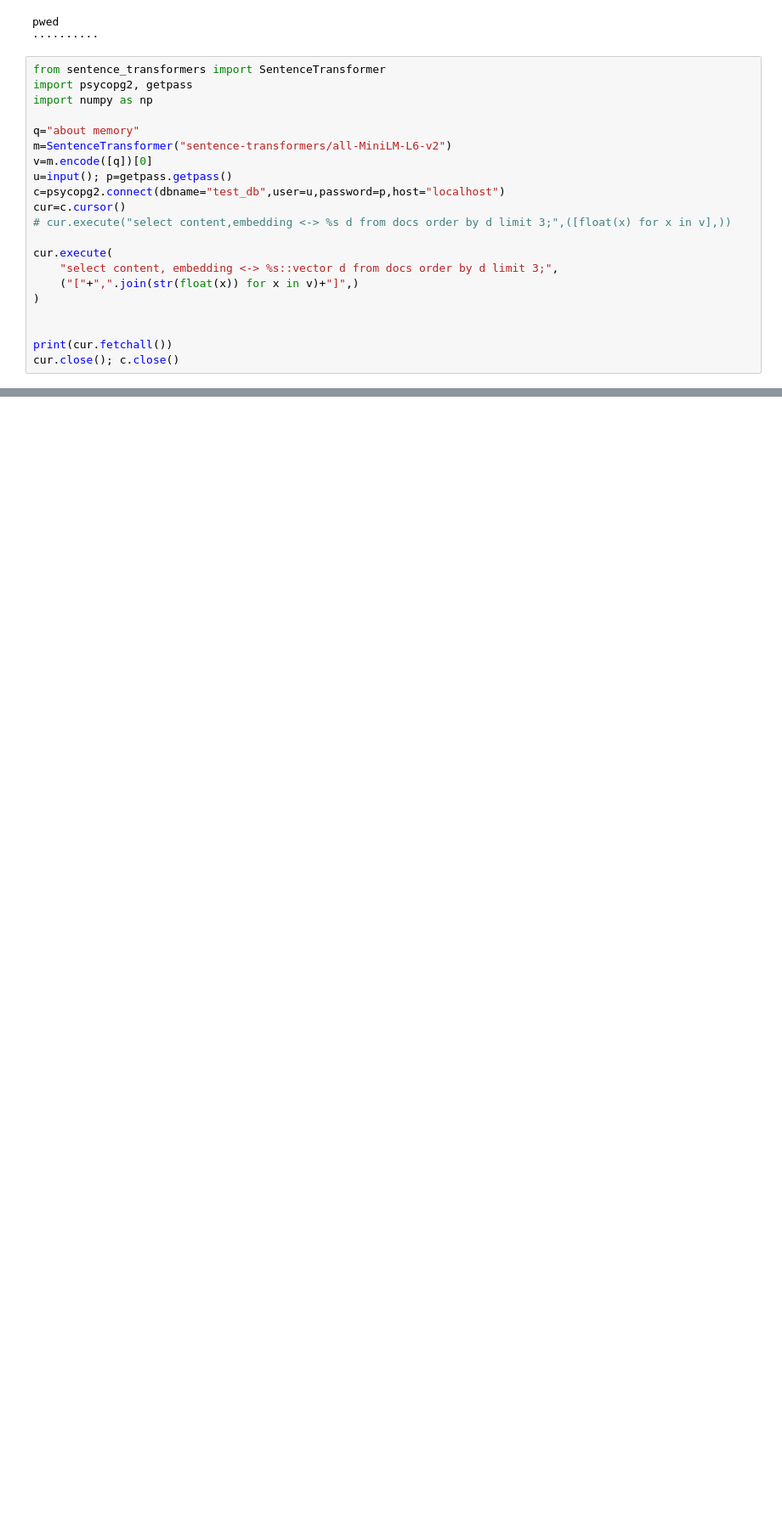
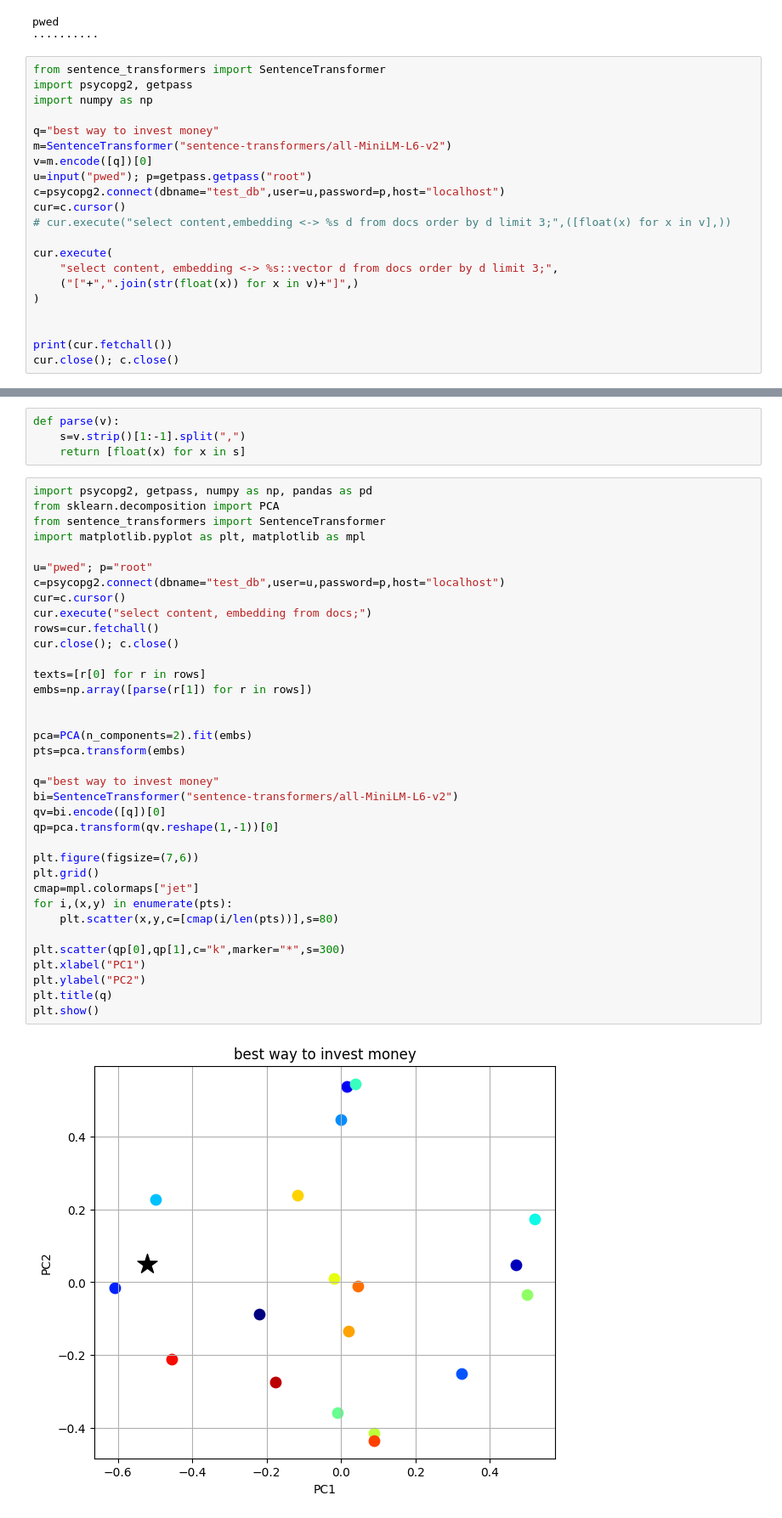
Before and after one commit to AnanthSeetharaman/DataIngestionFrmwrkUsingADF, a Jupyter notebook: RAG_Tutorial_4_OD_.ipynb, the cells around one changed output, grey strips where cells are left out. Shown at 85% size. Saved outputs shown, nothing was run; the diff lists cells and outputs as text; blank space fills up the shorter version.

```diff
--- a/RAG_Tutorial_4_OD_.ipynb
+++ b/RAG_Tutorial_4_OD_.ipynb
@@ -352,10 +356,10 @@ from sentence_transformers import SentenceTransformer
 import psycopg2, getpass
 import numpy as np
 
-q="about memory"
+q="best way to invest money"
 m=SentenceTransformer("sentence-transformers/all-MiniLM-L6-v2")
 v=m.encode([q])[0]
-u=input(); p=getpass.getpass()
+u=input("pwed"); p=getpass.getpass("root")
 c=psycopg2.connect(dbname="test_db",user=u,password=p,host="localhost")
 cur=c.cursor()
 # cur.execute("select content,embedding <-> %s d from docs order by d limit 3;",([float(x) for x in v],))
@@ -374,0 +474,42 @@ pwed
+# %%
+def parse(v):
+    s=v.strip()[1:-1].split(",")
+    return [float(x) for x in s]
+# %%
+import psycopg2, getpass, numpy as np, pandas as pd
+from sklearn.decomposition import PCA
+from sentence_transformers import SentenceTransformer
+import matplotlib.pyplot as plt, matplotlib as mpl
+
+u="pwed"; p="root"
+c=psycopg2.connect(dbname="test_db",user=u,password=p,host="localhost")
+cur=c.cursor()
+cur.execute("select content, embedding from docs;")
+rows=cur.fetchall()
+cur.close(); c.close()
+
+texts=[r[0] for r in rows]
+embs=np.array([parse(r[1]) for r in rows])
+
+
+pca=PCA(n_components=2).fit(embs)
+pts=pca.transform(embs)
+
+q="best way to invest money"
+bi=SentenceTransformer("sentence-transformers/all-MiniLM-L6-v2")
+qv=bi.encode([q])[0]
+qp=pca.transform(qv.reshape(1,-1))[0]
+
+plt.figure(figsize=(7,6))
+plt.grid()
+cmap=mpl.colormaps["jet"]
+for i,(x,y) in enumerate(pts):
+    plt.scatter(x,y,c=[cmap(i/len(pts))],s=80)
+
+plt.scatter(qp[0],qp[1],c="k",marker="*",s=300)
+plt.xlabel("PC1")
+plt.ylabel("PC2")
+plt.title(q)
+plt.show()
+# %% [output]
+[figure, added]
```
Also changed, not shown: parts of 19 cells of this notebook.
